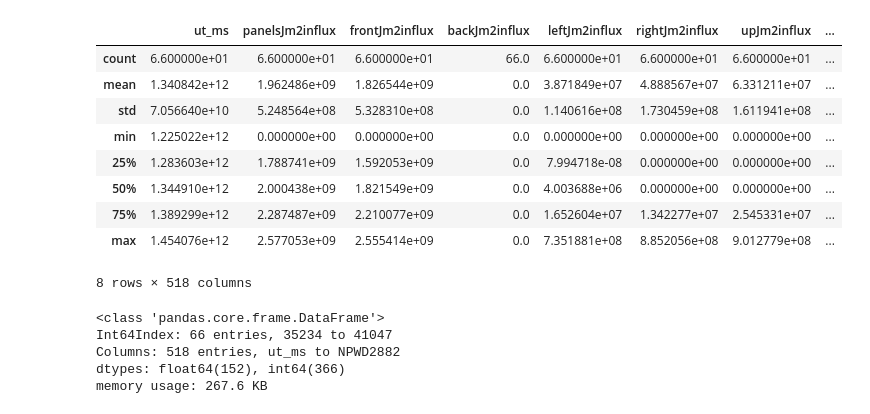
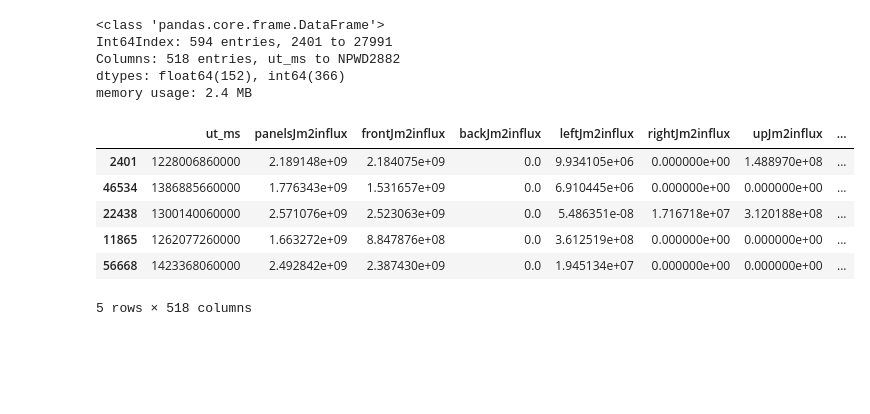
Before and after one commit to hsuliz/university, a Jupyter notebook: year-2023/data-science/mars-express-spacecraft/anal.ipynb, the cells around one changed output. Saved outputs shown, nothing was run; the diff lists cells and outputs as text; code cells hidden in the pictures; blank space fills up the shorter version.

```diff
--- a/year-2023/data-science/mars-express-spacecraft/anal.ipynb
+++ b/year-2023/data-science/mars-express-spacecraft/anal.ipynb
@@ -9,6 +7,6 @@ from sklearn.model_selection import train_test_split
 # %%
-df = pd.read_csv("data60.csv", low_memory=False, )
-df = df.sample(frac=0.001)
+df = pd.read_csv("data60.csv", low_memory=True, parse_dates=['ut_ms'])
+df = df.sample(frac=0.009)
 # %%
 df = df.replace(to_replace='?', value=0)
 df = df.apply(pd.to_numeric)
@@ -16,13 +14,2 @@ df = df.rename(columns = lambda x:re.sub('[^A-Za-z0-9_]+', '', x))
-# %%
-df.describe()
-# %% [output]
-|  | ut_ms | panelsJm2influx | frontJm2influx | backJm2influx | leftJm2influx | rightJm2influx | upJm2influx | ... |
-| count | 6.600000e+01 | 6.600000e+01 | 6.600000e+01 | 66.0 | 6.600000e+01 | 6.600000e+01 | 6.600000e+01 | ... |
-| mean | 1.340842e+12 | 1.962486e+09 | 1.826544e+09 | 0.0 | 3.871849e+07 | 4.888567e+07 | 6.331211e+07 | ... |
-| std | 7.056640e+10 | 5.248564e+08 | 5.328310e+08 | 0.0 | 1.140616e+08 | 1.730459e+08 | 1.611941e+08 | ... |
-| min | 1.225022e+12 | 0.000000e+00 | 0.000000e+00 | 0.0 | 0.000000e+00 | 0.000000e+00 | 0.000000e+00 | ... |
-| 25% | 1.283603e+12 | 1.788741e+09 | 1.592053e+09 | 0.0 | 7.994718e-08 | 0.000000e+00 | 0.000000e+00 | ... |
-| 50% | 1.344910e+12 | 2.000438e+09 | 1.821549e+09 | 0.0 | 4.003688e+06 | 0.000000e+00 | 0.000000e+00 | ... |
-| 75% | 1.389299e+12 | 2.287487e+09 | 2.210077e+09 | 0.0 | 1.652604e+07 | 1.342277e+07 | 2.545331e+07 | ... |
-| max | 1.454076e+12 | 2.577053e+09 | 2.555414e+09 | 0.0 | 7.351881e+08 | 8.852056e+08 | 9.012779e+08 | ... |
-8 rows × 518 columns
+# %%
+df = df.fillna(0)
@@ -30,7 +20,17 @@ df.describe()
 df.info()
 # %% [output]
 <class 'pandas.core.frame.DataFrame'>
-Int64Index: 66 entries, 35234 to 41047
+Int64Index: 594 entries, 2401 to 27991
 Columns: 518 entries, ut_ms to NPWD2882
 dtypes: float64(152), int64(366)
-memory usage: 267.6 KB
+memory usage: 2.4 MB
+# %%
+df.head()
+# %% [output]
+|  | ut_ms | panelsJm2influx | frontJm2influx | backJm2influx | leftJm2influx | rightJm2influx | upJm2influx | ... |
+| 2401 | 1228006860000 | 2.189148e+09 | 2.184075e+09 | 0.0 | 9.934105e+06 | 0.000000e+00 | 1.488970e+08 | ... |
+| 46534 | 1386885660000 | 1.776343e+09 | 1.531657e+09 | 0.0 | 6.910445e+06 | 0.000000e+00 | 0.000000e+00 | ... |
+| 22438 | 1300140060000 | 2.571076e+09 | 2.523063e+09 | 0.0 | 5.486351e-08 | 1.716718e+07 | 3.120188e+08 | ... |
+| 11865 | 1262077260000 | 1.663272e+09 | 8.847876e+08 | 0.0 | 3.612519e+08 | 0.000000e+00 | 0.000000e+00 | ... |
+| 56668 | 1423368060000 | 2.492842e+09 | 2.387430e+09 | 0.0 | 1.945134e+07 | 0.000000e+00 | 0.000000e+00 | ... |
+5 rows × 518 columns
```
Also changed, not shown: parts of 18 cells of this notebook.
